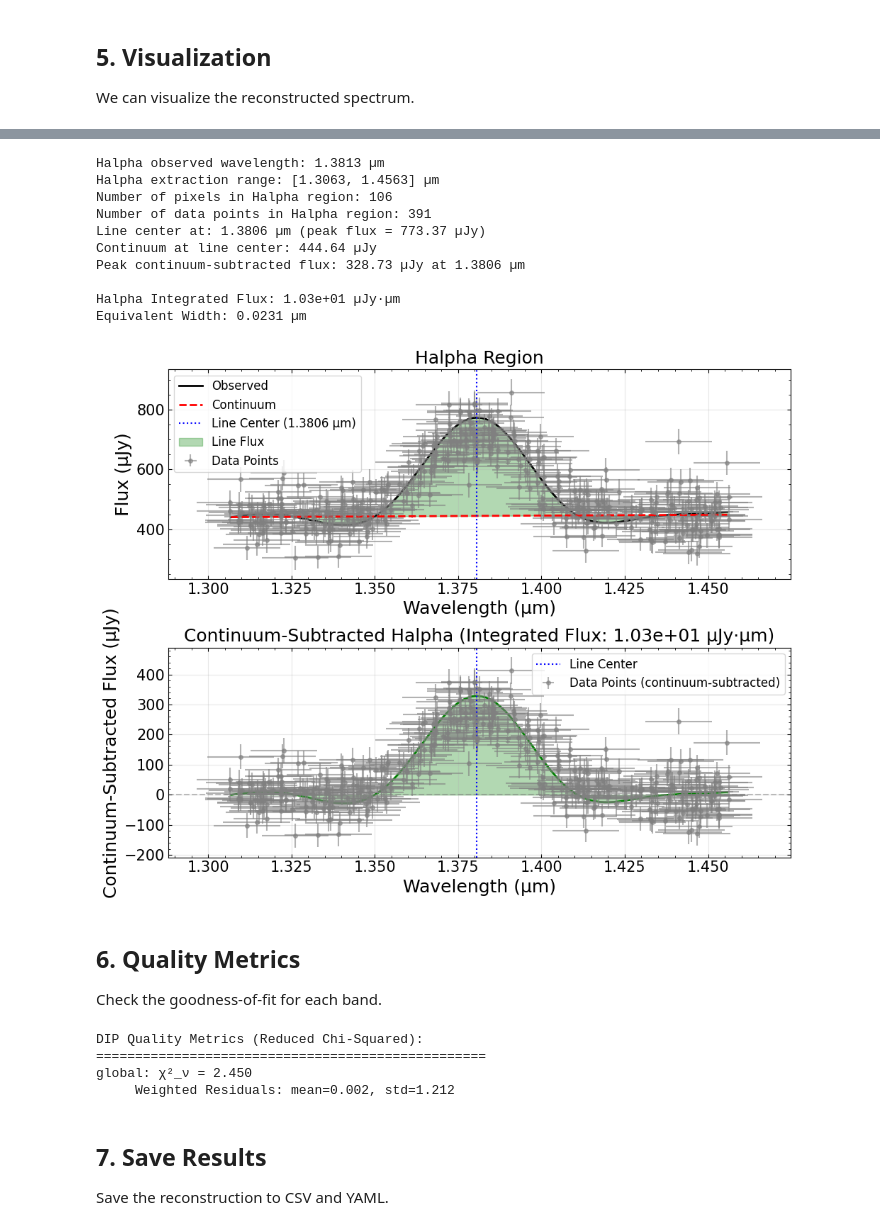
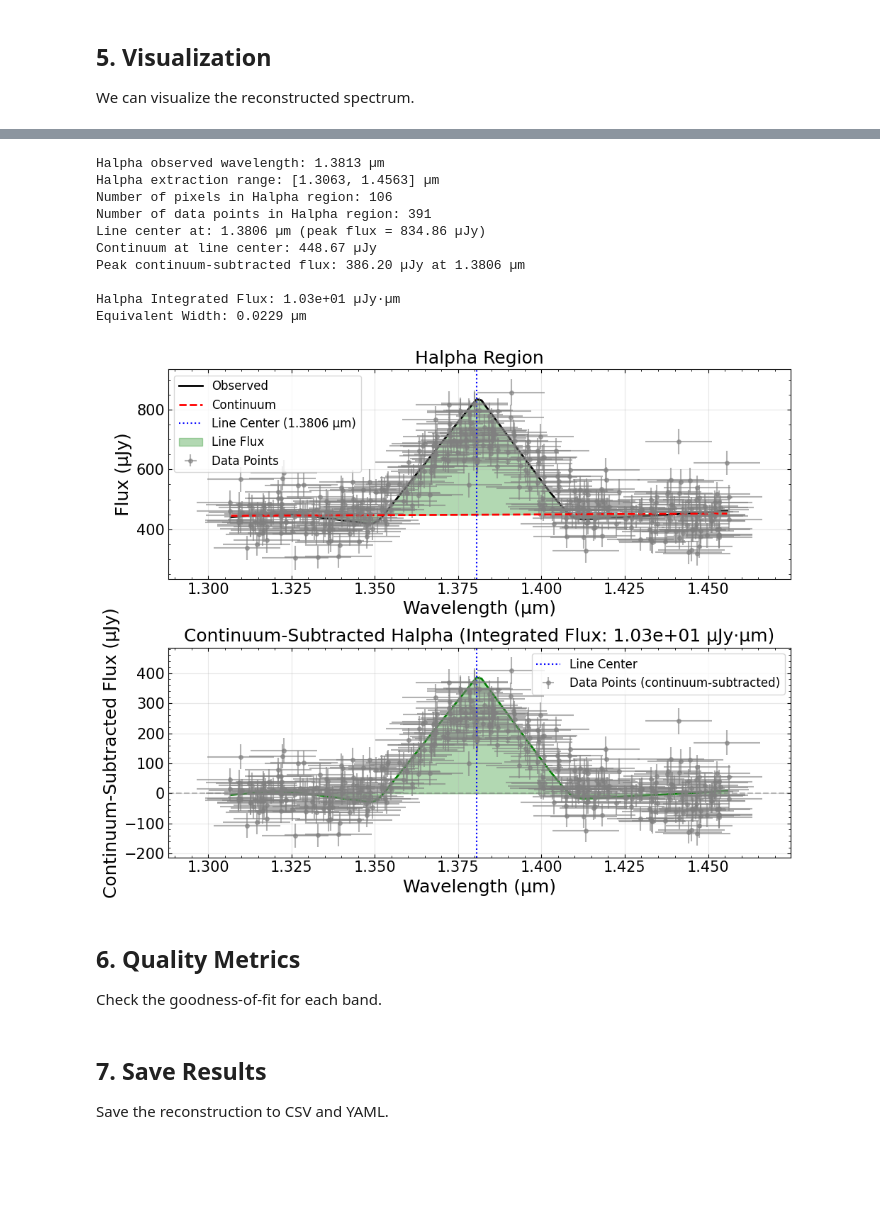
Before and after one commit to WenkeRen/spxquery, a Jupyter notebook: example/sed_reconstruction_demo_dsp.ipynb, the cells around one changed output, grey strips where cells are left out. Saved outputs shown, nothing was run; the diff lists cells and outputs as text; code cells hidden in the pictures; blank space fills up the shorter version.

```diff
--- a/example/sed_reconstruction_demo_dsp.ipynb
+++ b/example/sed_reconstruction_demo_dsp.ipynb
@@ -42,7 +42,7 @@ We configure the `SEDConfig` to use the PyTorch solver (`solver_type="torch"`) a
 # %%
 # Configure for Deep Spectral Prior
 config_dip = SEDConfig(
-    solver_type="torch",  # Use PyTorch solver
+    # solver_type="torch",  # Use PyTorch solver
     device=device,  # Use GPU acceleration if available
     # Global Grid Settings
     wavelength_range=(0.75, 5.0),  # Full spectral range
@@ -63,7 +63,7 @@ config_dip = SEDConfig(
 )
 
 print("DIP Configuration:")
-print(f"  Solver: {config_dip.solver_type}")
+# print(f"  Solver: {config_dip.solver_type}")
 print(f"  Resolution: {config_dip.global_resolution} pixels")
 print(f"  Device: {config_dip.device}")
 print(f"  Epochs: {config_dip.epochs}")
@@ -199,16 +226,9 @@ ha_width = 0.15  # microns
 print(f"Halpha observed wavelength: {ha_obs:.4f} µm")
 print(f"Halpha extraction range: [{ha_obs - ha_width / 2:.4f}, {ha_obs + ha_width / 2:.4f}] µm")
 
-# Extract wavelength and flux from global spectrum
-band_wavelengths = []
-band_fluxes = []
-for band in sorted(result_dip.band_results.keys()):
-    res = result_dip.band_results[band]
-    band_wavelengths.append(res.wavelength)
-    band_fluxes.append(res.flux)
-
-global_wl = np.concatenate(band_wavelengths)
-global_flux = np.concatenate(band_fluxes)
+# Extract wavelength and flux from GLOBAL spectrum (not band-specific)
+global_wl = result_dip.wavelength
+global_flux = result_dip.flux
 
 # Sort by wavelength to ensure proper ordering
 sort_idx = np.argsort(global_wl)
@@ -313,56 +333,50 @@ ax1.grid(True, alpha=0.3)
 ax2.plot(ha_wl, ha_flux_sub, "g-", linewidth=2)
 ax2.errorbar(
     data_wl,
     data_flux - np.polyval(cont_coef, data_wl),
     yerr=data_err,
     xerr=data_wl_err,
     fmt="o",
     color="gray",
     alpha=0.6,
     markersize=4,
     label="Data Points (continuum-subtracted)",
 )
 ax2.axhline(0, color="gray", linestyle="--", alpha=0.5)
 ax2.axvline(line_center, color="blue", linestyle=":", label=f"Line Center")
 ax2.fill_between(ha_wl, 0, ha_flux_sub, alpha=0.3, color="green")
 ax2.set_xlabel("Wavelength (µm)")
 ax2.set_ylabel("Continuum-Subtracted Flux (µJy)")
 ax2.set_title(f"Continuum-Subtracted Halpha (Integrated Flux: {integrated_flux:.2e} µJy·µm)")
 ax2.legend()
 ax2.grid(True, alpha=0.3)
 
 plt.tight_layout()
 plt.show()
 # %% [output]
 Halpha observed wavelength: 1.3813 µm
 Halpha extraction range: [1.3063, 1.4563] µm
 Number of pixels in Halpha region: 106
 Number of data points in Halpha region: 391
-Line center at: 1.3806 µm (peak flux = 773.37 µJy)
-Continuum at line center: 444.64 µJy
-Peak continuum-subtracted flux: 328.73 µJy at 1.3806 µm
+Line center at: 1.3806 µm (peak flux = 834.86 µJy)
+Continuum at line center: 448.67 µJy
+Peak continuum-subtracted flux: 386.20 µJy at 1.3806 µm
 
 Halpha Integrated Flux: 1.03e+01 µJy·µm
-Equivalent Width: 0.0231 µm
+Equivalent Width: 0.0229 µm
-[figure, old version]
+[figure, new version]
 # %% [markdown]
 ## 6. Quality Metrics
 Check the goodness-of-fit for each band.
 # %%
 print("DIP Quality Metrics (Reduced Chi-Squared):")
 print("=" * 50)
-for band, res in result_dip.band_results.items():
-    metrics = res.validation_metrics
-    print(f"global: χ²_ν = {metrics.chi_squared_reduced:.3f}")
-    print(
-        f"     Weighted Residuals: mean={metrics.weighted_residual_mean:.3f}, std={metrics.weighted_residual_std:.3f}"
-    )
-    break  # All bands have the same global fit metrics
+# Access global validation metrics directly from the reconstruction result
+metrics = result_dip.validation_metrics
+print(f"Global: χ²_ν = {metrics.chi_squared_reduced:.3f}")
+print(f"     Weighted Residuals: mean={metrics.weighted_residual_mean:.3f}, std={metrics.weighted_residual_std:.3f}")
+print(f"     Degrees of Freedom: {metrics.degrees_of_freedom}")
+print(f"     Raw Residuals: mean={metrics.residual_mean:.3f}, std={metrics.residual_std:.3f}")
-# %% [output]
-DIP Quality Metrics (Reduced Chi-Squared):
-==================================================
-global: χ²_ν = 2.450
-     Weighted Residuals: mean=0.002, std=1.212
 # %% [markdown]
 ## 7. Save Results
 Save the reconstruction to CSV and YAML.
```
Also changed, not shown: parts of 3 cells of this notebook, 3 other files.
